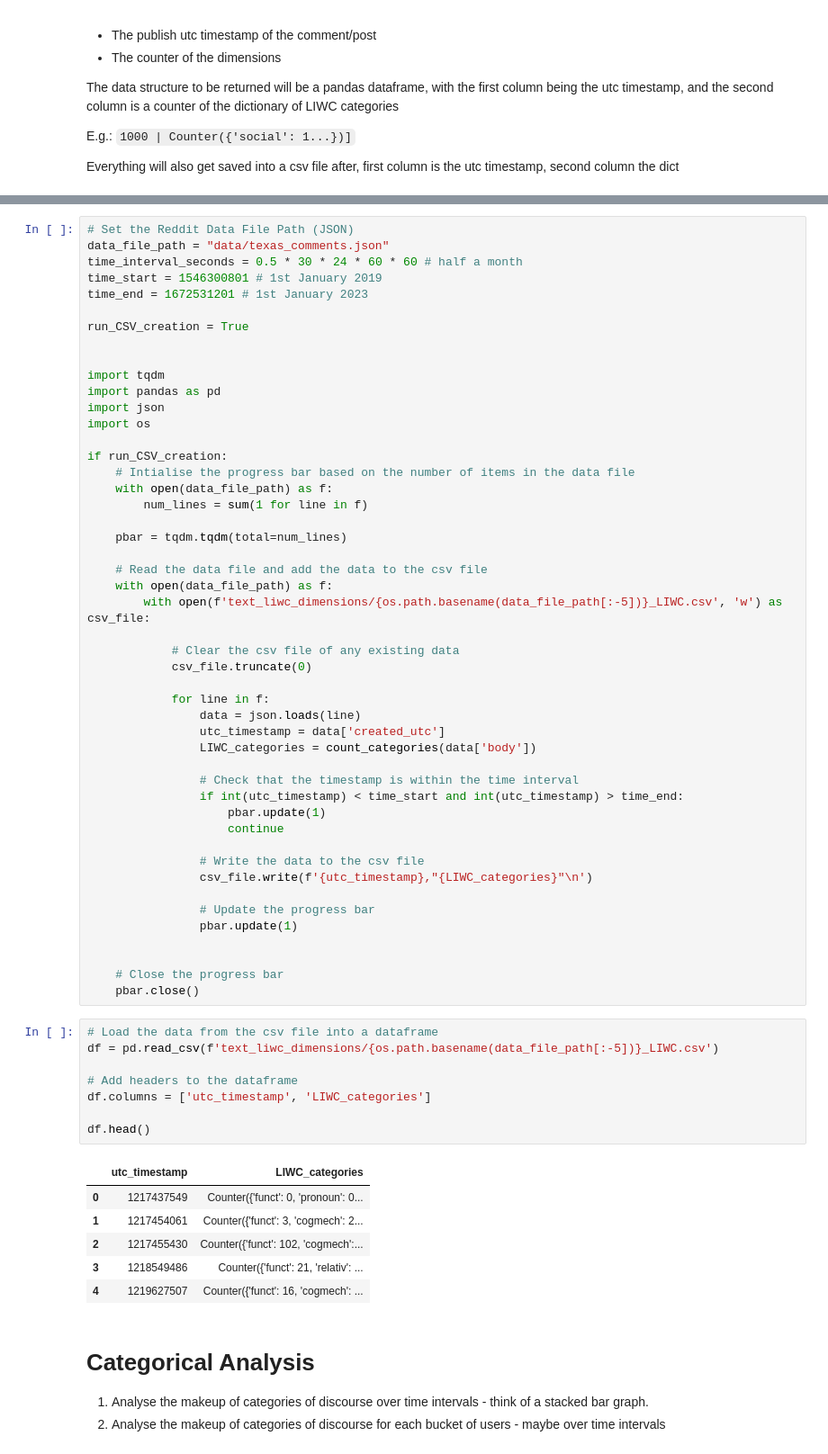
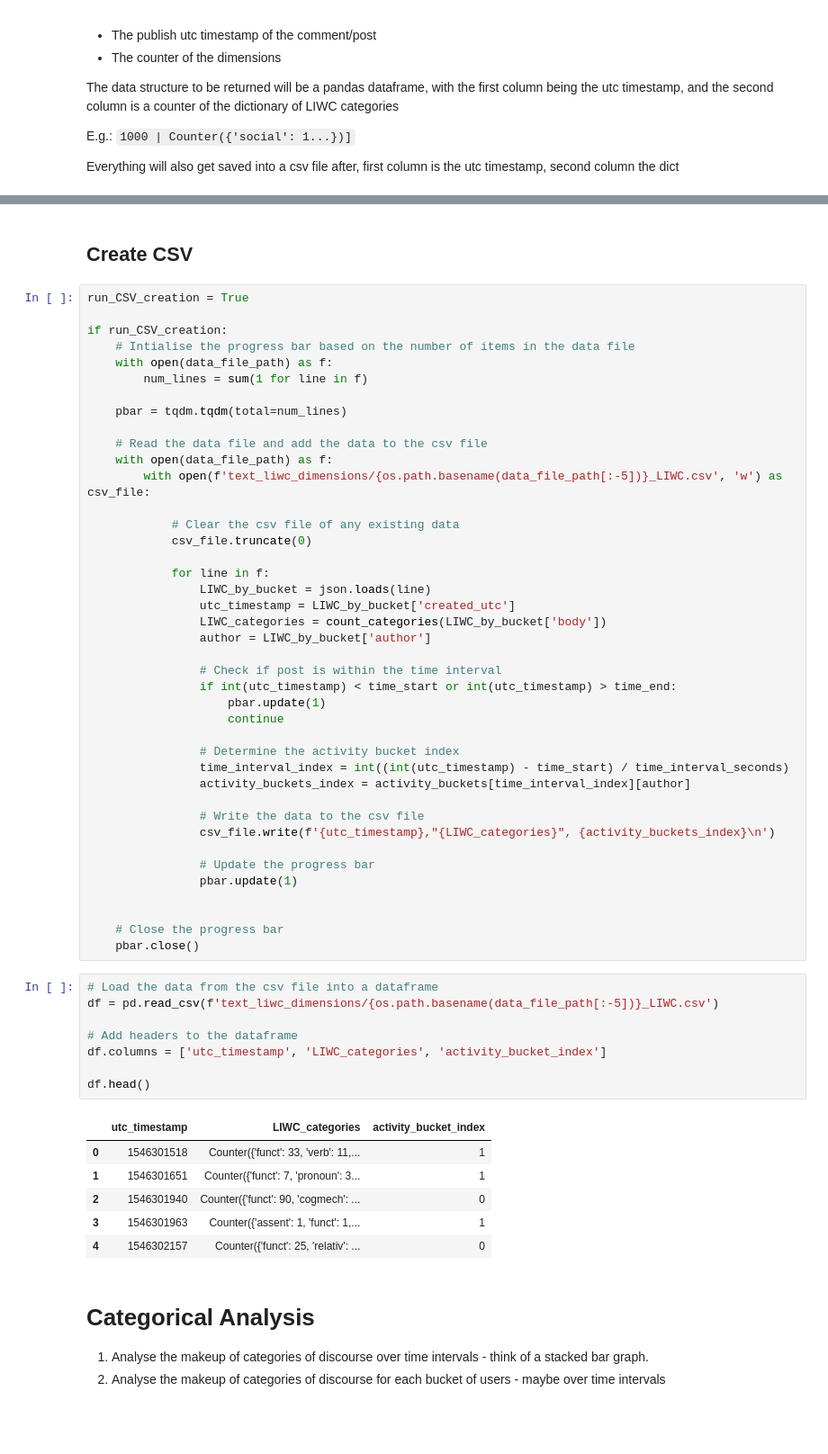
Before and after one commit to alujjdnd-UCL/sr_analysis, a Jupyter notebook: language_LIWC.ipynb, the cells around one changed output, grey strips where cells are left out. Shown at 90% size. Saved outputs shown, nothing was run; the diff lists cells and outputs as text; blank space fills up the shorter version.

```diff
--- a/language_LIWC.ipynb
+++ b/language_LIWC.ipynb
@@ -48,17 +151,7 @@ Everything will also get saved into a csv file after, first column is the utc ti
+# %% [markdown]
+## Create CSV
 # %%
-# Set the Reddit Data File Path (JSON)
-data_file_path = "data/texas_comments.json"
-time_interval_seconds = 0.5 * 30 * 24 * 60 * 60 # half a month
-time_start = 1546300801 # 1st January 2019
-time_end = 1672531201 # 1st January 2023
-
 run_CSV_creation = True
-
-
-import tqdm
-import pandas as pd
-import json
-import os
 
 if run_CSV_creation:
     # Intialise the progress bar based on the number of items in the data file
@@ -75,17 +168,22 @@ if run_CSV_creation:
             csv_file.truncate(0)
 
             for line in f:
-                data = json.loads(line)
-                utc_timestamp = data['created_utc']
-                LIWC_categories = count_categories(data['body'])
+                LIWC_by_bucket = json.loads(line)
+                utc_timestamp = LIWC_by_bucket['created_utc']
+                LIWC_categories = count_categories(LIWC_by_bucket['body'])
+                author = LIWC_by_bucket['author']
 
-                # Check that the timestamp is within the time interval
-                if int(utc_timestamp) < time_start and int(utc_timestamp) > time_end:
+                # Check if post is within the time interval
+                if int(utc_timestamp) < time_start or int(utc_timestamp) > time_end:
                     pbar.update(1)
                     continue
 
+                # Determine the activity bucket index
+                time_interval_index = int((int(utc_timestamp) - time_start) / time_interval_seconds)
+                activity_buckets_index = activity_buckets[time_interval_index][author]
+
                 # Write the data to the csv file
-                csv_file.write(f'{utc_timestamp},"{LIWC_categories}"\n')
+                csv_file.write(f'{utc_timestamp},"{LIWC_categories}", {activity_buckets_index}\n')
 
                 # Update the progress bar
                 pbar.update(1)
@@ -96,18 +194,18 @@ if run_CSV_creation:
 # %%
 # Load the data from the csv file into a dataframe
 df = pd.read_csv(f'text_liwc_dimensions/{os.path.basename(data_file_path[:-5])}_LIWC.csv')
 
 # Add headers to the dataframe
-df.columns = ['utc_timestamp', 'LIWC_categories']
+df.columns = ['utc_timestamp', 'LIWC_categories', 'activity_bucket_index']
 
 df.head()
 # %% [output]
-|  | utc_timestamp | LIWC_categories |
-| 0 | 1217437549 | Counter({'funct': 0, 'pronoun': 0... |
-| 1 | 1217454061 | Counter({'funct': 3, 'cogmech': 2... |
-| 2 | 1217455430 | Counter({'funct': 102, 'cogmech':... |
-| 3 | 1218549486 | Counter({'funct': 21, 'relativ': ... |
-| 4 | 1219627507 | Counter({'funct': 16, 'cogmech': ... |
+|  | utc_timestamp | LIWC_categories | activity_bucket_index |
+| 0 | 1546301518 | Counter({'funct': 33, 'verb': 11,... | 1 |
+| 1 | 1546301651 | Counter({'funct': 7, 'pronoun': 3... | 1 |
+| 2 | 1546301940 | Counter({'funct': 90, 'cogmech': ... | 0 |
+| 3 | 1546301963 | Counter({'assent': 1, 'funct': 1,... | 1 |
+| 4 | 1546302157 | Counter({'funct': 25, 'relativ': ... | 0 |
 # %% [markdown]
 # Categorical Analysis
 1. Analyse the makeup of categories of discourse over time intervals - think of a stacked bar graph.
```
Also changed, not shown: parts of 13 cells of this notebook, 1 other file.
